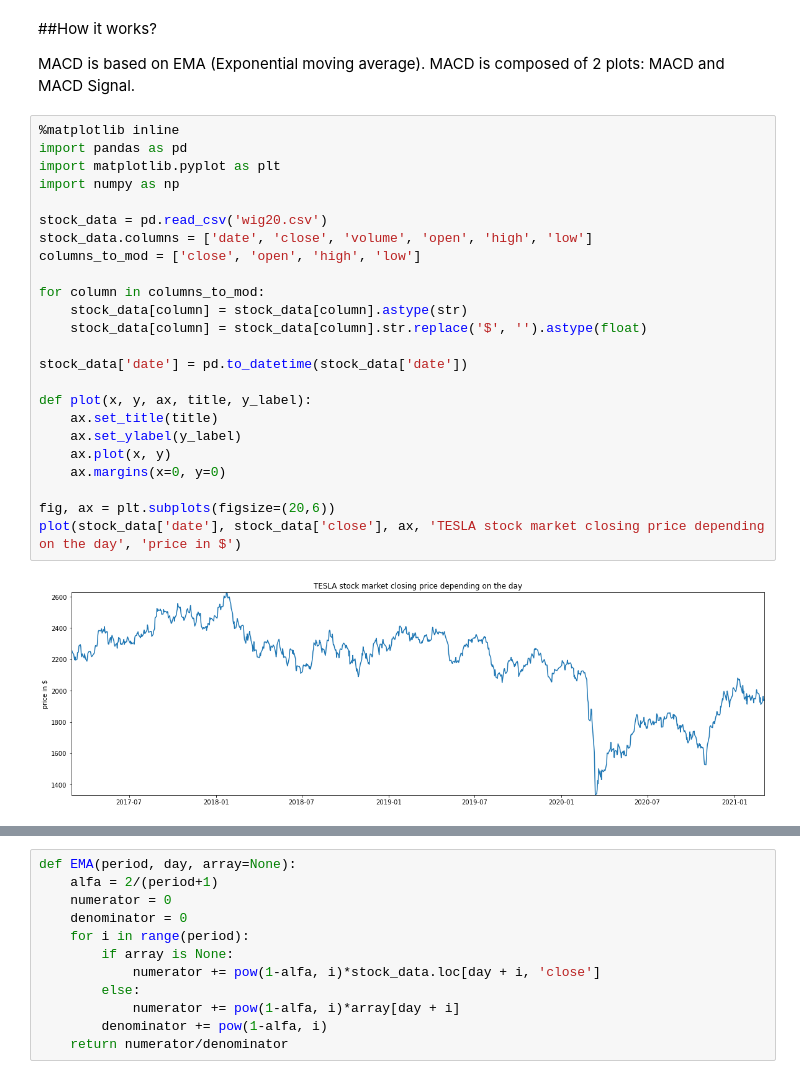
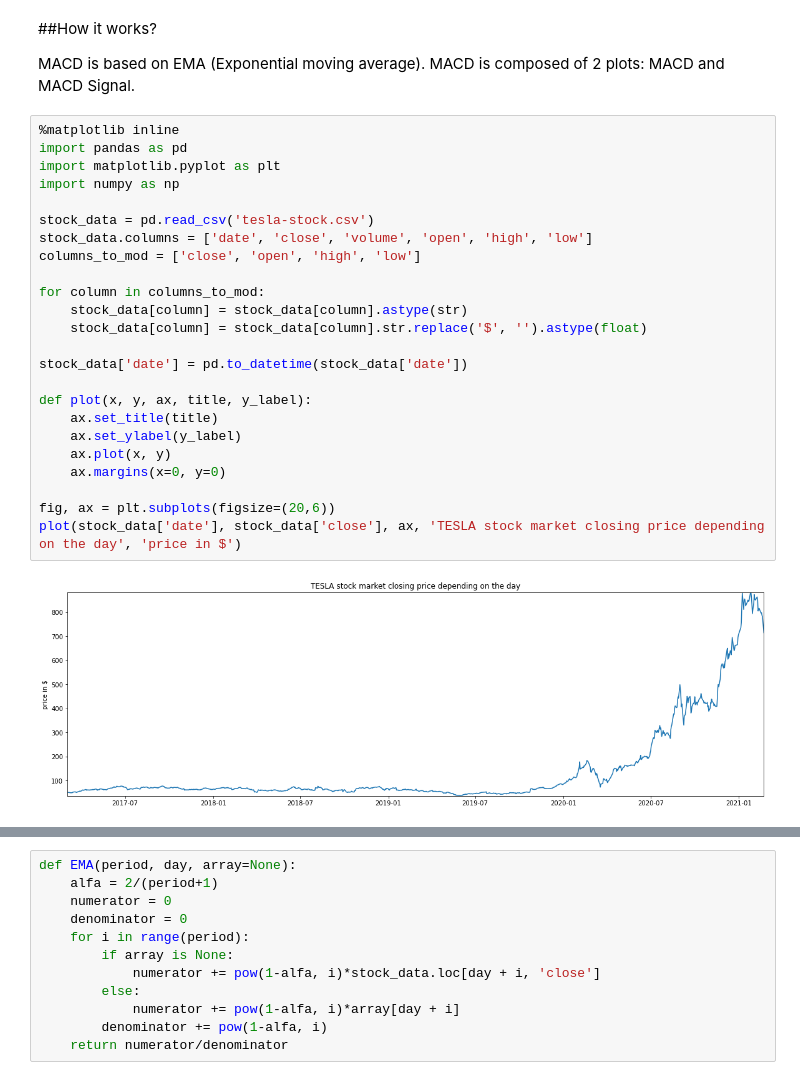
Before and after one commit to Unf0rgiv3n/MACD-Moving-Average-Convergence-Divergence, a Jupyter notebook: MACD.ipynb, the cells around one changed output, grey strips where cells are left out. Drawn from its saved outputs; the diff is of its cells as text.

Commit message:
changed wig20.csv to tesla-stock.csv

```diff
--- a/MACD.ipynb
+++ b/MACD.ipynb
@@ -7,29 +7,29 @@ MACD is based on EMA (Exponential moving average). MACD is composed of 2 plots:
 # %%
 %matplotlib inline
 import pandas as pd
 import matplotlib.pyplot as plt
 import numpy as np
 
-stock_data = pd.read_csv('wig20.csv')
+stock_data = pd.read_csv('tesla-stock.csv')
 stock_data.columns = ['date', 'close', 'volume', 'open', 'high', 'low']
 columns_to_mod = ['close', 'open', 'high', 'low']
 
 for column in columns_to_mod:
     stock_data[column] = stock_data[column].astype(str)
     stock_data[column] = stock_data[column].str.replace('$', '').astype(float)
 
 stock_data['date'] = pd.to_datetime(stock_data['date'])
 
 def plot(x, y, ax, title, y_label):
     ax.set_title(title)
     ax.set_ylabel(y_label)
     ax.plot(x, y)
     ax.margins(x=0, y=0)
 
 fig, ax = plt.subplots(figsize=(20,6))
 plot(stock_data['date'], stock_data['close'], ax, 'TESLA stock market closing price depending on the day', 'price in $')
 # %% [output]
-[figure, old version]
+[figure, new version]
 # %% [markdown]
 ##EMA Formula:
 
```
Also changed, not shown: parts of 7 cells of this notebook.
